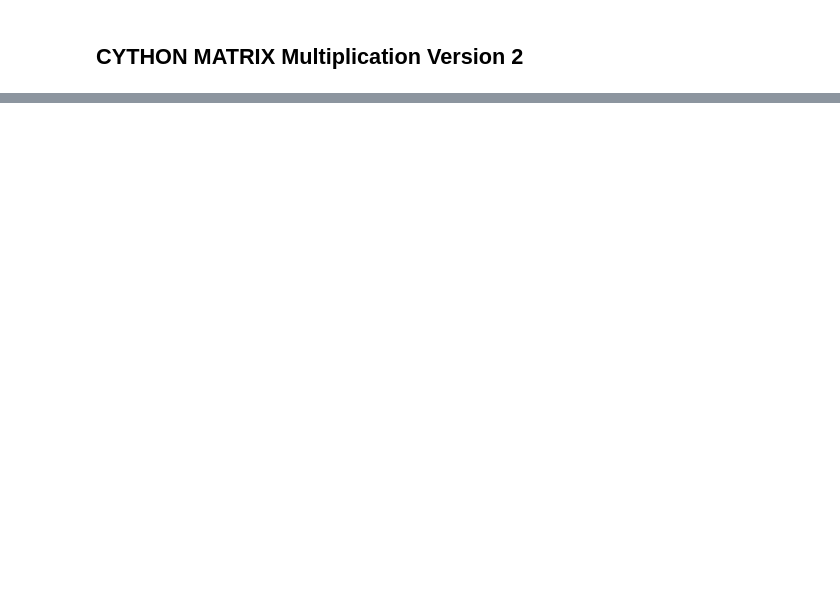
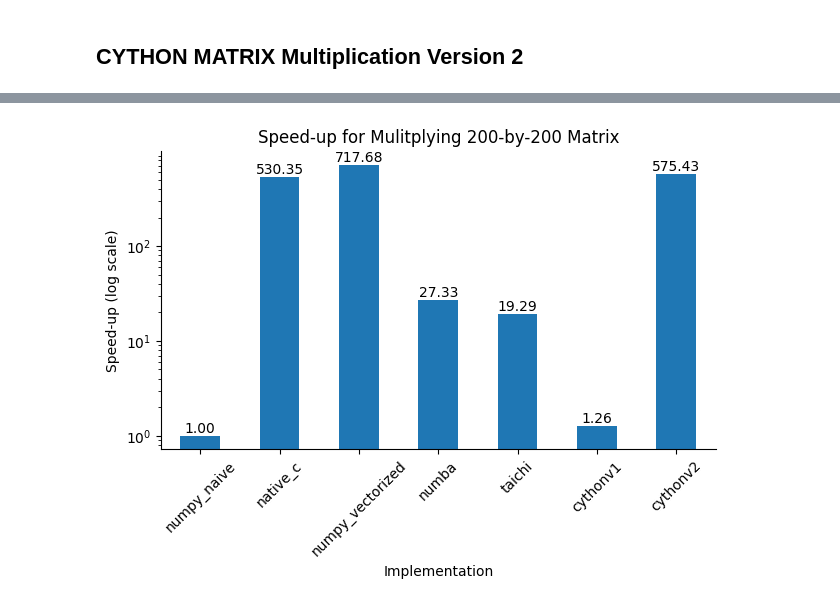
Before and after one commit to jimthompson5802/devcontainer_testbed, a Jupyter notebook: py-c-testbed/cython_sandbox/matrix_multiply_notebook.ipynb, the cells around one changed output, grey strips where cells are left out. Cells and saved outputs as stored; diff of their text form; code cells hidden in the pictures; blank space fills up the shorter version.

```diff
--- a/py-c-testbed/cython_sandbox/matrix_multiply_notebook.ipynb
+++ b/py-c-testbed/cython_sandbox/matrix_multiply_notebook.ipynb
@@ -258,0 +322,25 @@ plt.show()
+# %%
+# Plot the data
+ax = df.plot(kind='bar', x='function', y='speed_up', legend=False)
+
+plt.xlabel('Implementation')
+plt.ylabel('Speed-up (log scale)')
+plt.xticks(rotation=45)  # Rotate x-axis labels by 45 degrees
+plt.yscale('log')  # Set y-axis to logarithmic scale
+plt.title(f'Speed-up for Mulitplying {DIM_SIZE}-by-{DIM_SIZE} Matrix')
+
+# Add duration values on top of the bars
+for p in ax.patches:
+    ax.annotate(format(p.get_height(), '.2f'),
+                (p.get_x() + p.get_width() / 2., p.get_height()),
+                ha = 'center', va = 'top',
+                xytext = (0, 10),
+                textcoords = 'offset points')
+# Remove top and right lines
+ax.spines['top'].set_visible(False)
+ax.spines['right'].set_visible(False)
+
+plt.tight_layout()  # Adjust layout to prevent labels from being cut off
+plt.show()
+# %% [output]
+[figure, added]
```
Also changed, not shown: parts of 20 cells of this notebook.
